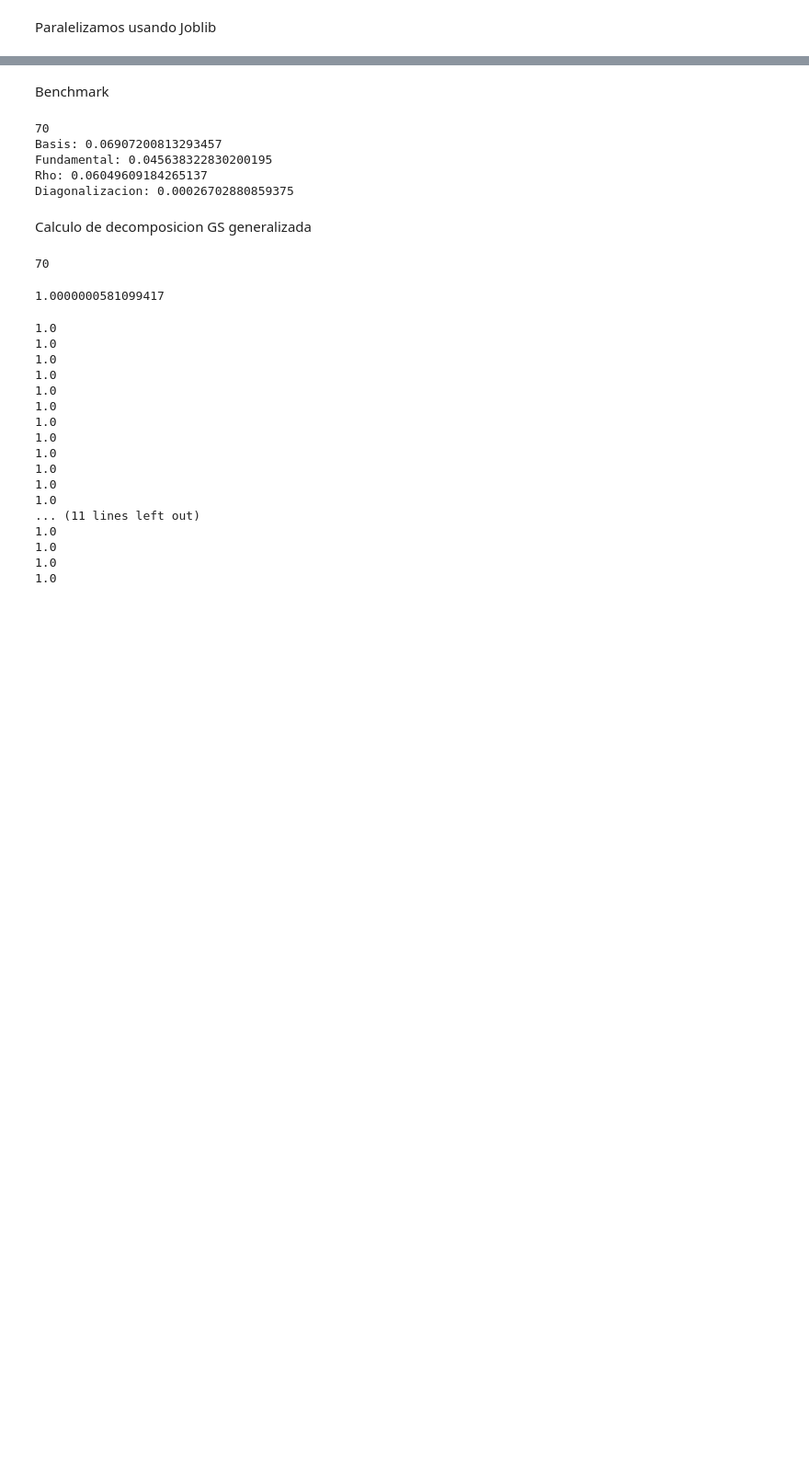
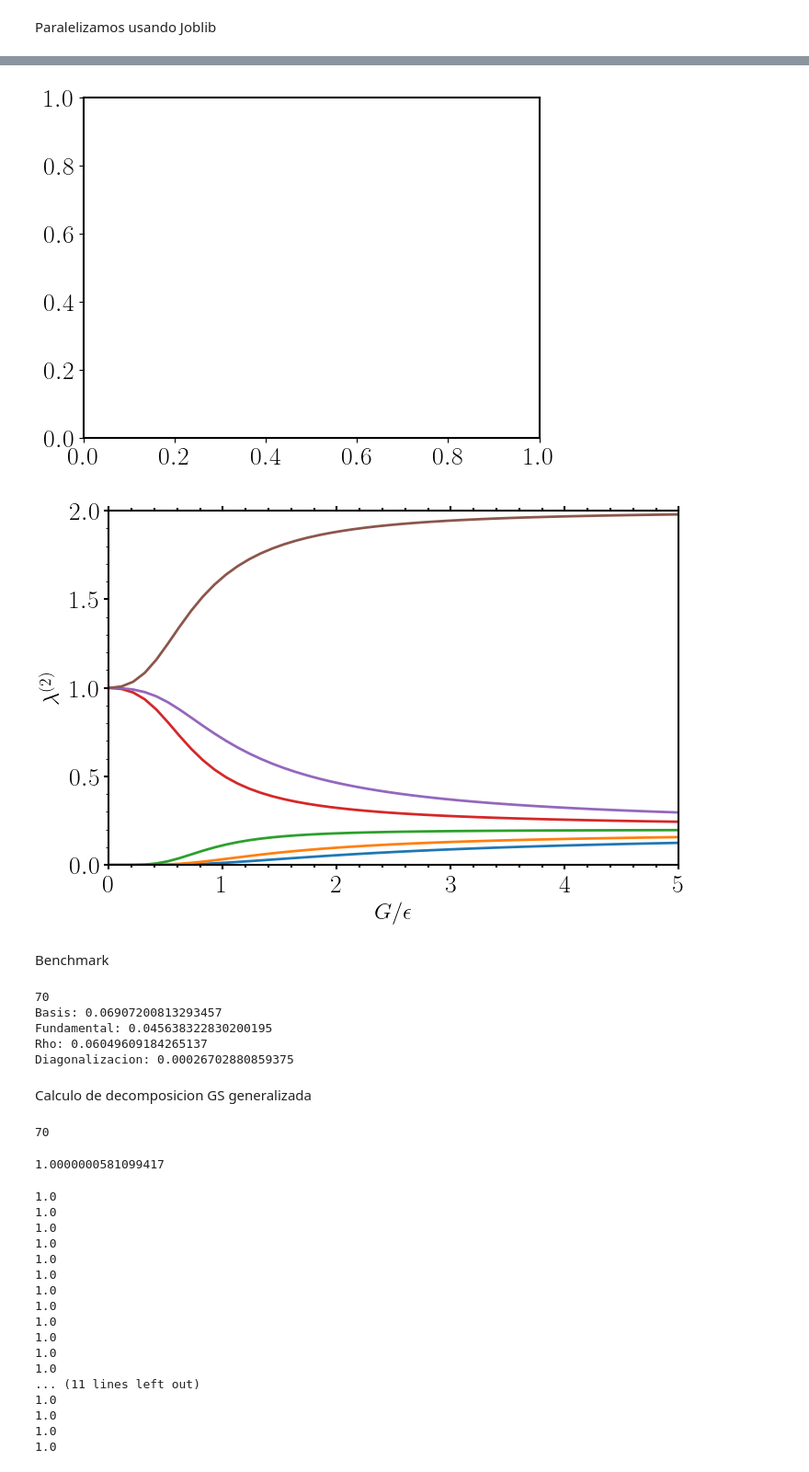
Before and after one commit to aguschanchu/Bosonic.py, a Jupyter notebook: main.py.ipynb, the cells around one changed output, grey strips where cells are left out. Shown at 92% size. Drawn from its saved outputs; the diff is of its cells as text; code cells hidden in the pictures; blank space fills up the shorter version.

Commit message:
RC Plots

```diff
--- a/main.py.ipynb
+++ b/main.py.ipynb
@@ -556,7 +556,7 @@ if np.linalg.norm(res) != 0:
 # %% [markdown]
 Construimos el espacio para n particulas en d estados. El hamiltoniano de pairing posee energias equiespaciadas con degeneración doble (asociada a cada estado y su inverso temporal), así como un término de interacción. Por tal motivo, crearemos un espacio con d = 2d.
 # %%
-m = 4
+m = 6
 d = m
 # Creo las bases para no tener que recrearlas luego
 basis = fixed_basis(m, 2*d)
@@ -641,7 +632,7 @@ def solve(h, m, last_step = None):
 # %%
 from numba import njit, prange
 import time
-m = 4
+m = 6
 d = m
 tinit = time.time()
 # Creo las bases para no tener que recrearlas luego
@@ -673,9 +664,9 @@ def compute_g(g):
     fund = solve(h, m)
     #print('rho')
     #Toda la matriz
-    rho = rho_m(basis, m, fund, m_basis, nm_basis).todense()
+    #rho = rho_m(basis, m, fund, m_basis, nm_basis)
     #Solo el bloque kkbar
-    #rho = rho_2_kkbar(basis, fund, ml_basis, mll_basis, t_basis).todense()
+    rho = rho_2_kkbar(basis, fund, ml_basis, mll_basis, t_basis)
     #Rho1
     #rho = rho_1(basis, fund).todense()
     r = np.sort(linalg_d.eigvals(rho).real)
@@ -750,3 +724,52 @@ plt.show()
+# %%
+# Ploteamos
+rho_range = dict(rho_range)
+rho_range = dict(sorted(rho_range.items()))
+x_axis = list(g_range)
+values = list(rho_range.items())
+size = len(values[0][1])
+num = 50
+import matplotlib.pyplot as plt
+import numpy as np
+
+
+# Plot using matplotlib
+# Use LaTeX to format all text
+
+plt.rcParams['text.usetex'] = True
+plt.rcParams['axes.labelsize'] = 30
+plt.rcParams['xtick.labelsize'] = 20
+plt.rcParams['ytick.labelsize'] = 20
+plt.rcParams['legend.fontsize'] = 20
+plt.rcParams['axes.linewidth'] = 1.5
+
+plt.cla()
+plt.figure(figsize=(8, 5))
+#%matplotlib qt
+for k in range(1,size):
+    plt.plot(x_axis, [values[j][1][k] for j in range(0,num)], linewidth=2)
+
+plt.xlabel(r'$G/\epsilon$', fontsize=18)
+plt.ylabel(r'$\lambda^{(2)}$', fontsize=18)
+plt.xlim(0, 5)  # Set x-axis limits from 0 to 6
+plt.ylim(0, 2)  # Set y-axis limits from 5 to 12
+
+
+
+plt.tick_params(axis='x', which='both', bottom=True, top=True, labelbottom=True)
+
+# Enable minor ticks on the x-axis
+plt.minorticks_on()
+
+# Customize the appearance of minor ticks on the x-axis
+plt.tick_params(axis='x', which='minor', width=1.5)
+plt.tick_params(axis='x', which='major', width=1.5)
+plt.tick_params(axis='y', which='major', width=1.5)
+
+plt.show()
+# %% [output]
+[figure, added]
+[figure, added]
 # %% [markdown]
 Benchmark
 # %%
```
Also changed, not shown: parts of 5 cells of this notebook, 3 other files.
